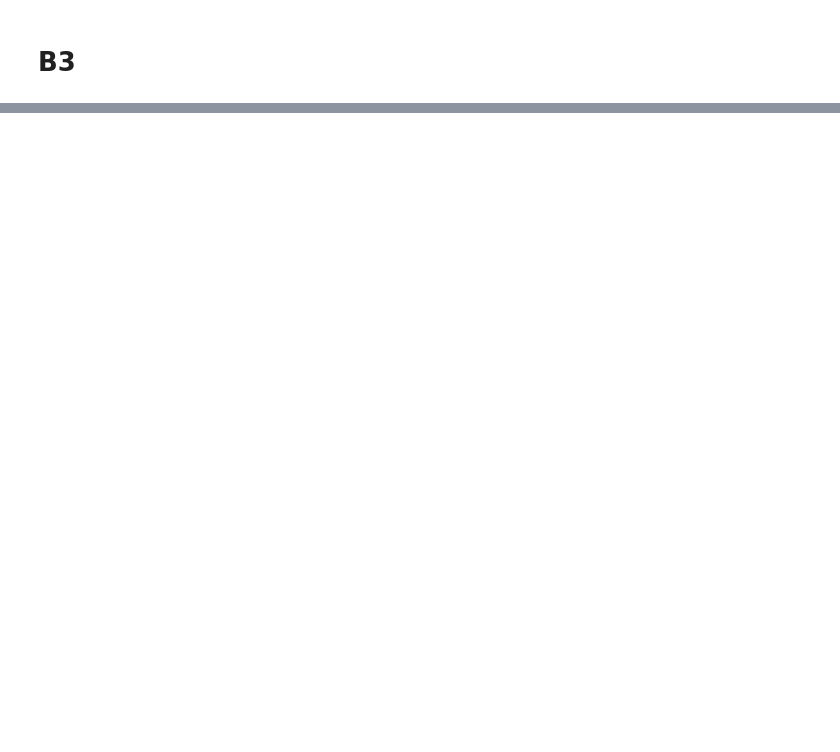
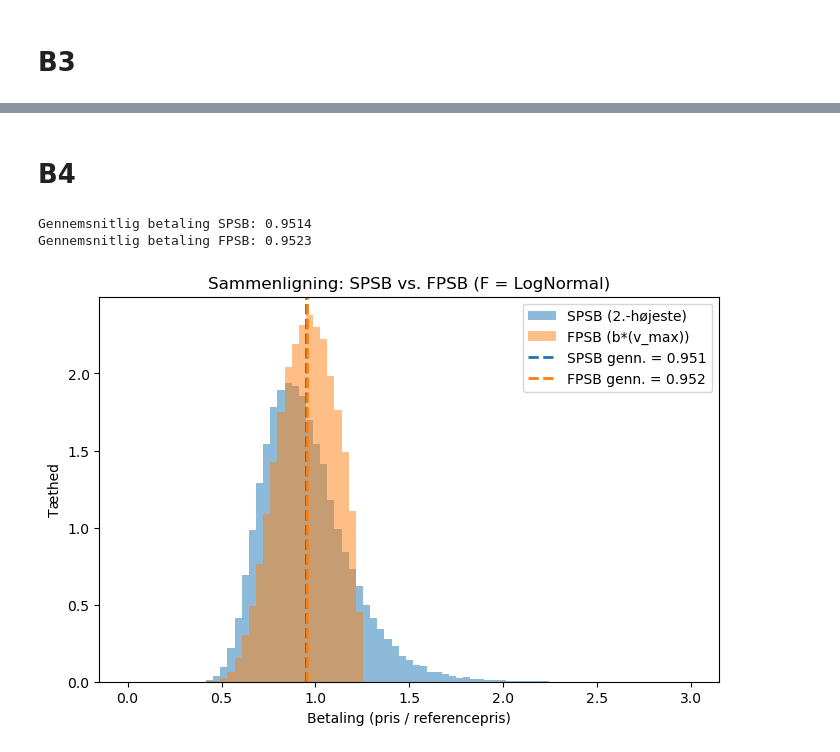
Before and after one commit to Bjorn-Pettersson/2025-hjemmeopgave2, a Jupyter notebook: submission/A3.ipynb, the cells around one changed output, grey strips where cells are left out. Saved outputs shown, nothing was run; the diff lists cells and outputs as text; code cells hidden in the pictures; blank space fills up the shorter version.

```diff
--- a/submission/A3.ipynb
+++ b/submission/A3.ipynb
@@ -694,0 +722,71 @@ b*(1.0) = 0.900
+# %% [markdown]
+# B4
+# %%
+import numpy as np
+import matplotlib.pyplot as plt
+from scipy.integrate import quad
+from scipy.stats import lognorm
+
+# ---- 1. Parameters from earlier -----------------------------------
+n = 10
+R = 100_000
+mu_hat    = -0.582
+sigma_hat = 0.505
+
+# ---- 2. Define CDF and bid function -------------------------------
+F_cdf = lambda v: lognorm.cdf(v, s=sigma_hat, scale=np.exp(mu_hat))
+
+def b_star(v, F_cdf, n):
+    if v <= 0:
+        return 0.0
+    numer = quad(lambda x: F_cdf(x)**(n - 1), 0, v)[0]
+    denom = F_cdf(v)**(n - 1)
+    return v - numer / denom
+
+# ---- 3. Pre-compute b*(v) on a grid -------------------------------
+v_grid = np.linspace(0.0, 3.0, 300)
+b_grid = np.array([b_star(v, F_cdf, n) for v in v_grid])
+
+# ---- 4. Simulate valuations ----------------------------------------
+vals = np.exp(np.random.normal(mu_hat, sigma_hat, size=(n, R)))
+
+# ---- 5. Extract v_{(n-1)} and v_{(n)} -----------------------------
+vals_sorted = np.sort(vals, axis=0)
+v_second = vals_sorted[-2, :]
+v_max    = vals_sorted[-1, :]
+
+# ---- 6. Interpolate FPSB payment from b_star grid -----------------
+v_clamped = np.clip(v_max, v_grid[0], v_grid[-1])
+pay_fpsb = np.interp(v_clamped, v_grid, b_grid)
+
+# ---- 7. Define payment vectors -------------------------------------
+pay_spsb = v_second
+
+# ---- 8. Compute means and plot -------------------------------------
+mean_spsb = pay_spsb.mean()
+mean_fpsb = pay_fpsb.mean()
+
+print(f"Gennemsnitlig betaling SPSB: {mean_spsb:.4f}")
+print(f"Gennemsnitlig betaling FPSB: {mean_fpsb:.4f}")
+
+bins = np.linspace(0, 3.0, 80)
+
+plt.figure(figsize=(8, 5))
+plt.hist(pay_spsb, bins=bins, density=True, alpha=0.5, label="SPSB (2.-højeste)")
+plt.hist(pay_fpsb, bins=bins, density=True, alpha=0.5, label="FPSB (b*(v_max))")
+
+plt.axvline(mean_spsb, color="tab:blue", linestyle="--", linewidth=2,
+            label=f"SPSB genn. = {mean_spsb:.3f}")
+plt.axvline(mean_fpsb, color="tab:orange", linestyle="--", linewidth=2,
+            label=f"FPSB genn. = {mean_fpsb:.3f}")
+
+plt.xlabel("Betaling (pris / referencepris)")
+plt.ylabel("Tæthed")
+plt.title("Sammenligning: SPSB vs. FPSB (F = LogNormal)")
+plt.legend()
+plt.grid(False)
+plt.show()
+# %% [output]
+Gennemsnitlig betaling SPSB: 0.9514
+Gennemsnitlig betaling FPSB: 0.9523
+[figure, added]
```
Also changed, not shown: parts of 10 cells of this notebook.
